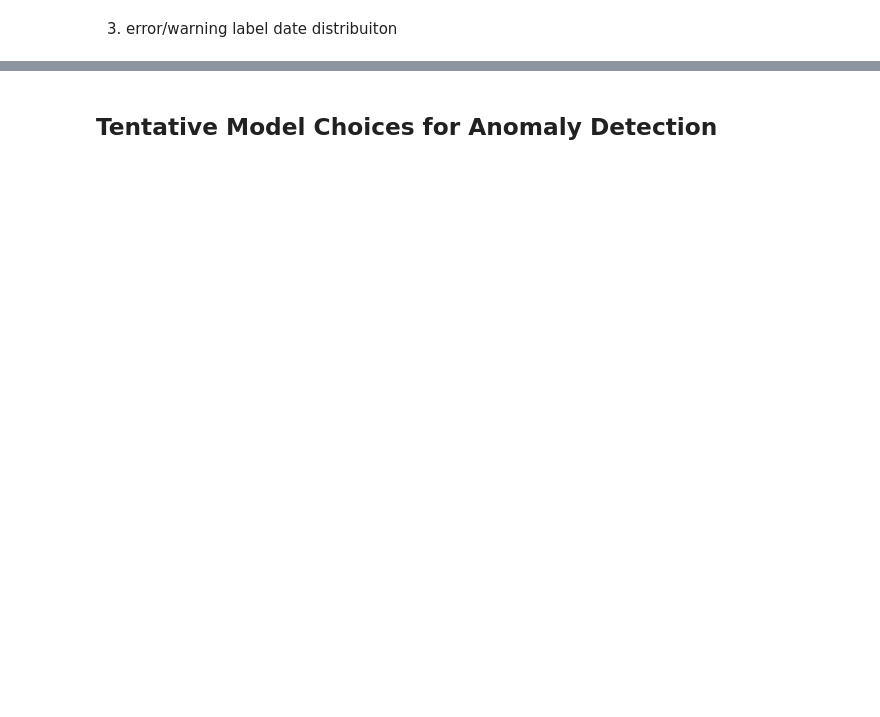
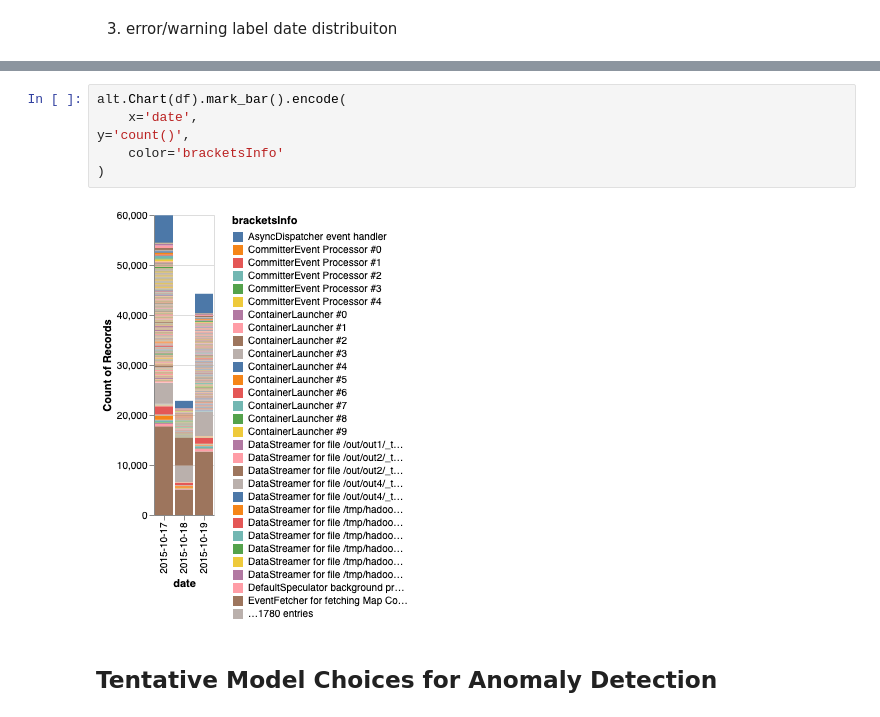
Before and after one commit to Aliceburg/586project, a Jupyter notebook: milestone1.ipynb, the cells around one changed output, grey strips where cells are left out. Drawn from its saved outputs; the diff is of its cells as text; blank space fills up the shorter version.

```diff
--- a/milestone1.ipynb
+++ b/milestone1.ipynb
@@ -133,2 +160,10 @@ y='hasException',
+# %%
+alt.Chart(df).mark_bar().encode(
+    x='date',
+y='count()',
+    color='bracketsInfo'
+)
+# %% [output]
+[figure, added]
 # %% [markdown]
 ## Tentative Model Choices for Anomaly Detection
```
Also changed, not shown: parts of 21 cells of this notebook.
